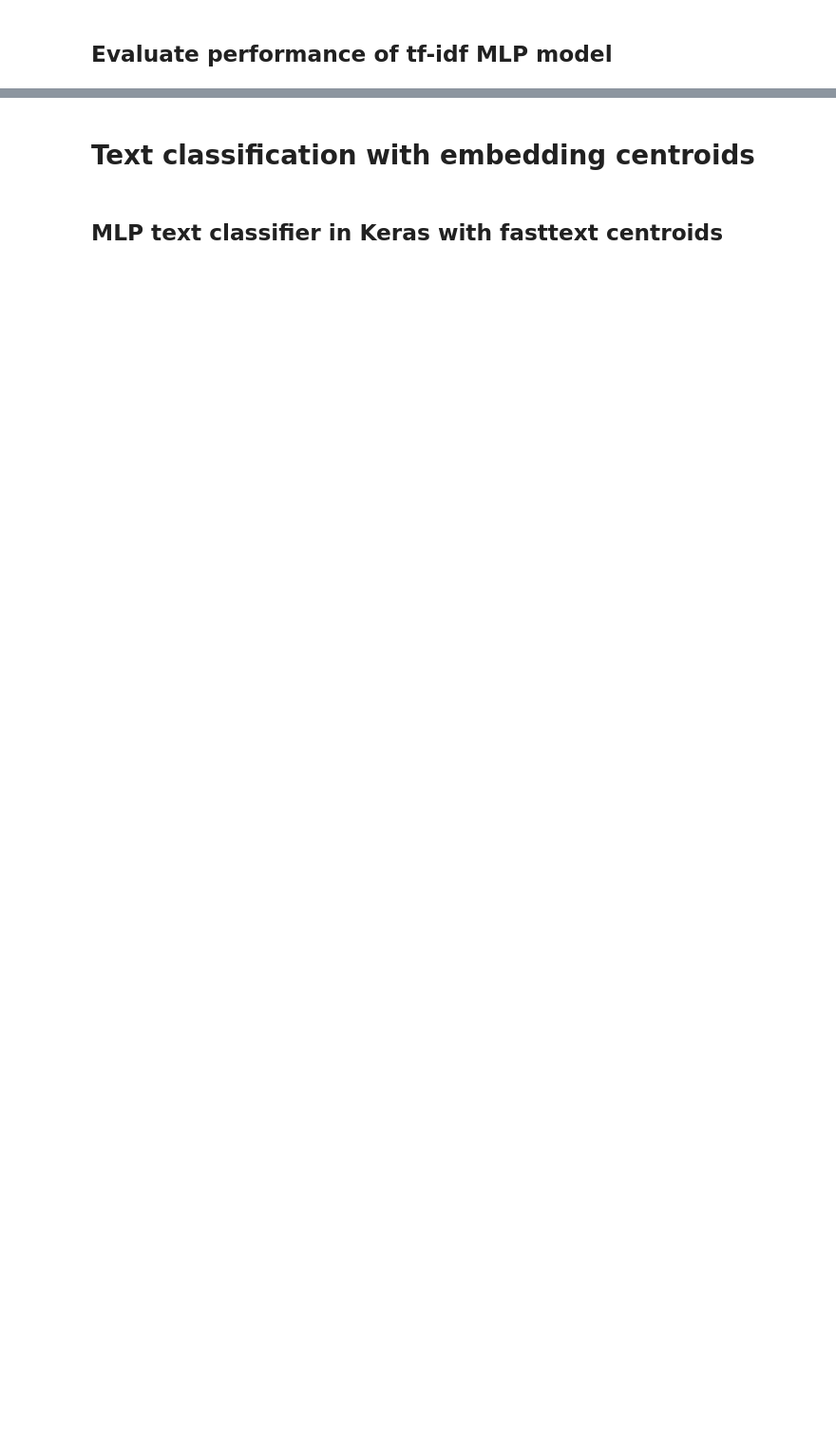
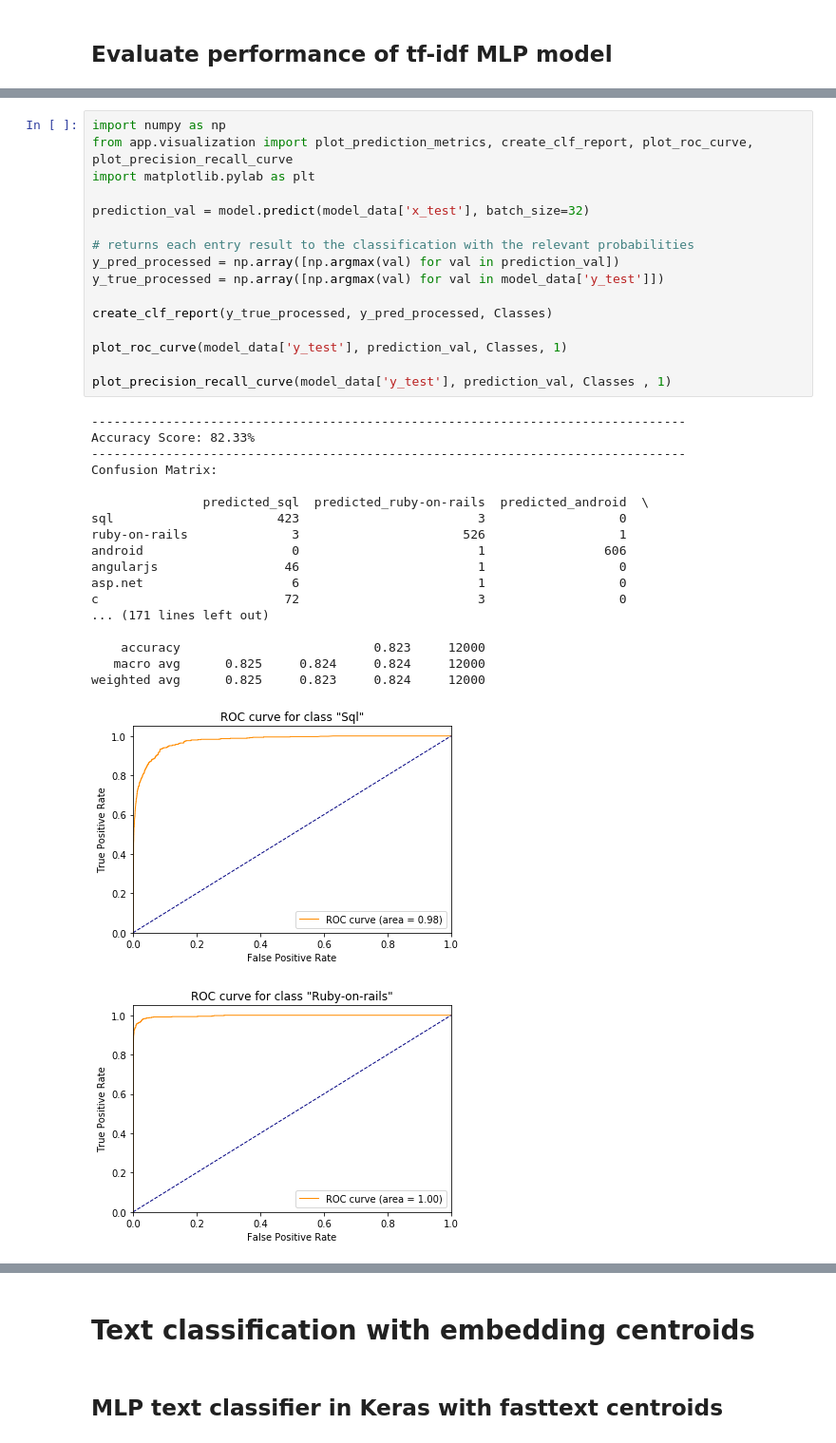
Before and after one commit to giannhskod/text-classification-mlp, a Jupyter notebook: notebooks/keras_mlp_classification.ipynb, the cells around one changed output, grey strips where cells are left out. Shown at 95% size. Saved outputs shown, nothing was run; the diff lists cells and outputs as text; blank space fills up the shorter version.

```diff
--- a/notebooks/keras_mlp_classification.ipynb
+++ b/notebooks/keras_mlp_classification.ipynb
@@ -289,0 +129,36 @@ Test accuracy: 0.9767
+# %%
+import numpy as np
+from app.visualization import plot_prediction_metrics, create_clf_report, plot_roc_curve, plot_precision_recall_curve
+import matplotlib.pylab as plt
+
+prediction_val = model.predict(model_data['x_test'], batch_size=32)
+
+# returns each entry result to the classification with the relevant probabilities
+y_pred_processed = np.array([np.argmax(val) for val in prediction_val])
+y_true_processed = np.array([np.argmax(val) for val in model_data['y_test']])
+
+create_clf_report(y_true_processed, y_pred_processed, Classes)
+
+plot_roc_curve(model_data['y_test'], prediction_val, Classes, 1)
+
+plot_precision_recall_curve(model_data['y_test'], prediction_val, Classes , 1)
+# %% [output]
+--------------------------------------------------------------------------------
+Accuracy Score: 82.33%
+--------------------------------------------------------------------------------
+Confusion Matrix:
+
+               predicted_sql  predicted_ruby-on-rails  predicted_android  \
+sql                      423                        3                  0
+ruby-on-rails              3                      526                  1
+android                    0                        1                606
+angularjs                 46                        1                  0
+asp.net                    6                        1                  0
+c                         72                        3                  0
+... (171 lines left out)
+
+    accuracy                          0.823     12000
+   macro avg      0.825     0.824     0.824     12000
+weighted avg      0.825     0.823     0.824     12000
+[figure, added]
+[figure, added]
```
Also changed, not shown: parts of 23 cells of this notebook, 12 other files.
